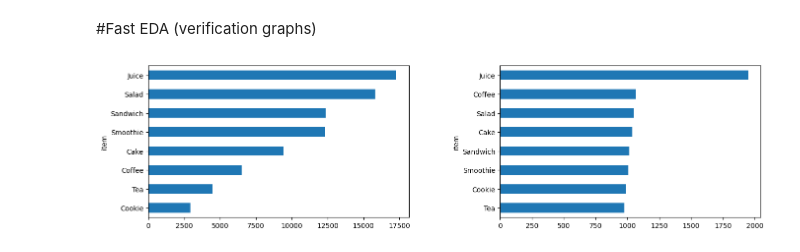
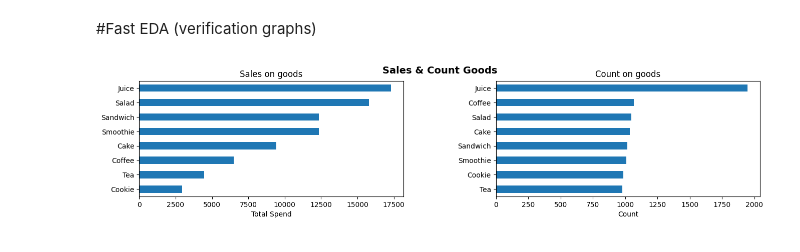
Before and after one commit to NadiiaIvashchuk/Cafe_Sales, a Jupyter notebook: EDA_cafe_sales.ipynb, the cells around one changed output. Drawn from its saved outputs; the diff is of its cells as text; code cells hidden in the pictures.

Commit message:
Fast EDA & Saving a clean data for Tableau

```diff
--- a/EDA_cafe_sales.ipynb
+++ b/EDA_cafe_sales.ipynb
@@ -31,5 +31,9 @@ The Dirty Cafe Sales dataset contains 10,000 rows of synthetic data representing
 import numpy as np
 import pandas as pd
 import matplotlib.pyplot as plt
+# %%
+# File path:
+FILE_IN = 'https://raw.githubusercontent.com/NadiiaIvashchuk/Cafe_Sales/refs/heads/main/data/dirty_cafe_sales.csv'
+FILE_OUT = 'cafe_sales_clean.csv'
 # %% [markdown]
 # Dataset loading
@@ -47,0 +40,3 @@ df_origin.head()
+# %%
+df_origin = pd.read_csv(FILE_IN)
+df_origin.head()
@@ -628,18 +623,25 @@ Add new attributes: season, is_weekend, spend_tier
 # %% [markdown]
 #Fast EDA (verification graphs)
 # %%
-fig, axes = plt.subplots(1, 2, figsize=(16, 4))
-fig.suptitle("")
+# Sales & Count of items
+fig, axes = plt.subplots(1, 2, figsize=(16, 3))
+fig.suptitle("Sales & Count Goods", fontsize=14, fontweight='bold')
 plt.subplots_adjust(hspace=0.45, wspace=0.35)
 
 #total_spent per item
 ax = axes[0]
 df.groupby('item')['total_spent'].sum().sort_values().plot(kind='barh', ax=ax)
+ax.set_title('Sales on goods')
+ax.set_xlabel('Total Spend')
+ax.set_ylabel('')
 
 #count per item
 ax = axes[1]
 df['item'].value_counts().sort_values().plot(kind='barh', ax=ax)
+ax.set_title('Count on goods')
+ax.set_xlabel('Count')
+ax.set_ylabel('')
 
 plt.show()
 # %% [output]
-[figure, old version]
+[figure, new version]
```
Also changed, not shown: parts of 11 cells of this notebook.
